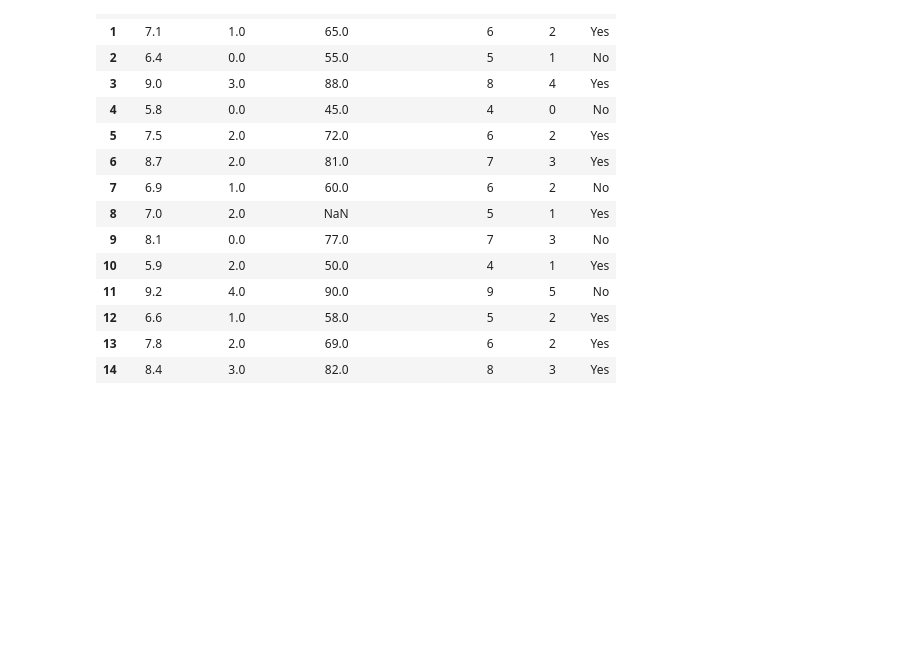
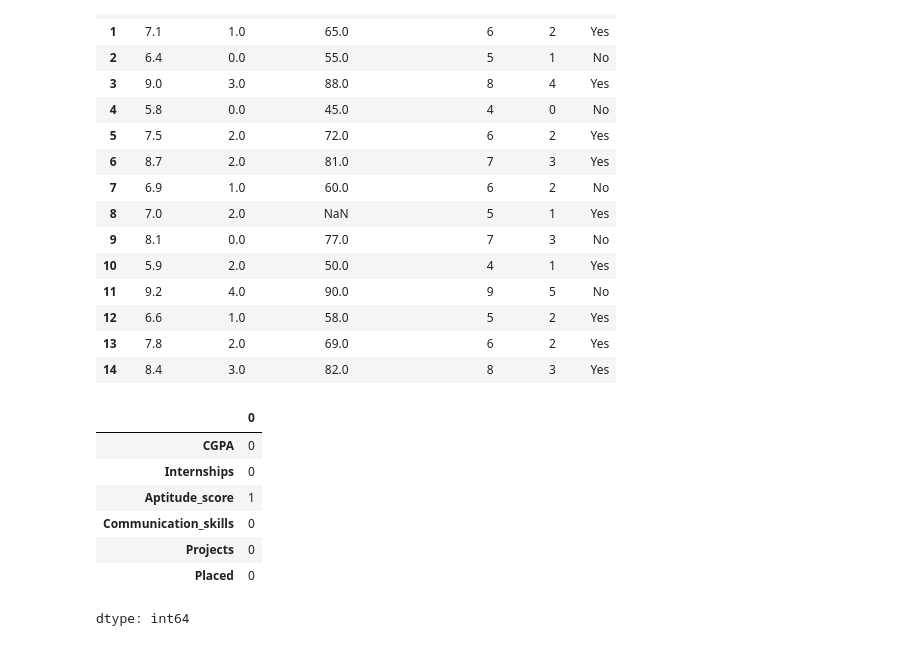
Before and after one commit to BhanuPrakash-Guniganti/python-for-ml, a Jupyter notebook: 8_04.ipynb, the cells around one changed output. Cells and saved outputs as stored; diff of their text form; code cells hidden in the pictures; blank space fills up the shorter version.

Commit message:
Opening information of table

```diff
--- a/8_04.ipynb
+++ b/8_04.ipynb
@@ -152,3 +152,14 @@ frame
 | 12 | 6.6 | 1.0 | 58.0 | 5 | 2 | Yes |
 | 13 | 7.8 | 2.0 | 69.0 | 6 | 2 | Yes |
 | 14 | 8.4 | 3.0 | 82.0 | 8 | 3 | Yes |
+# %%
+frame.isnull().sum()
+# %% [output]
+|  | 0 |
+| CGPA | 0 |
+| Internships | 0 |
+| Aptitude_score | 1 |
+| Communication_skills | 0 |
+| Projects | 0 |
+| Placed | 0 |
+dtype: int64
```
Also changed, not shown: parts of 1 cell of this notebook.
